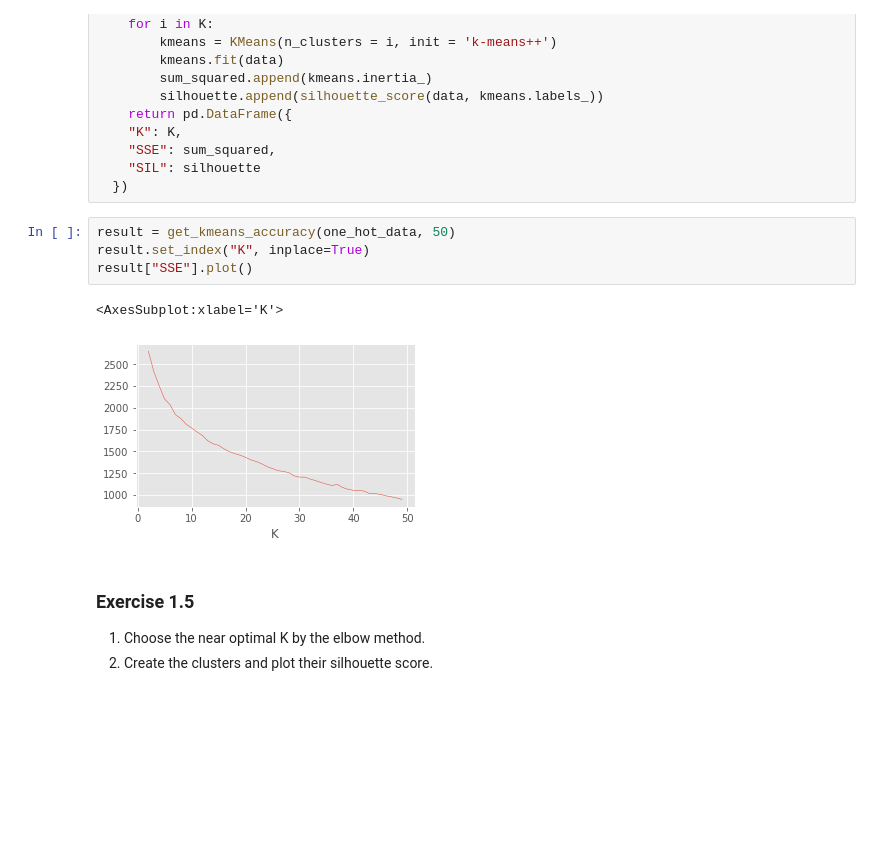
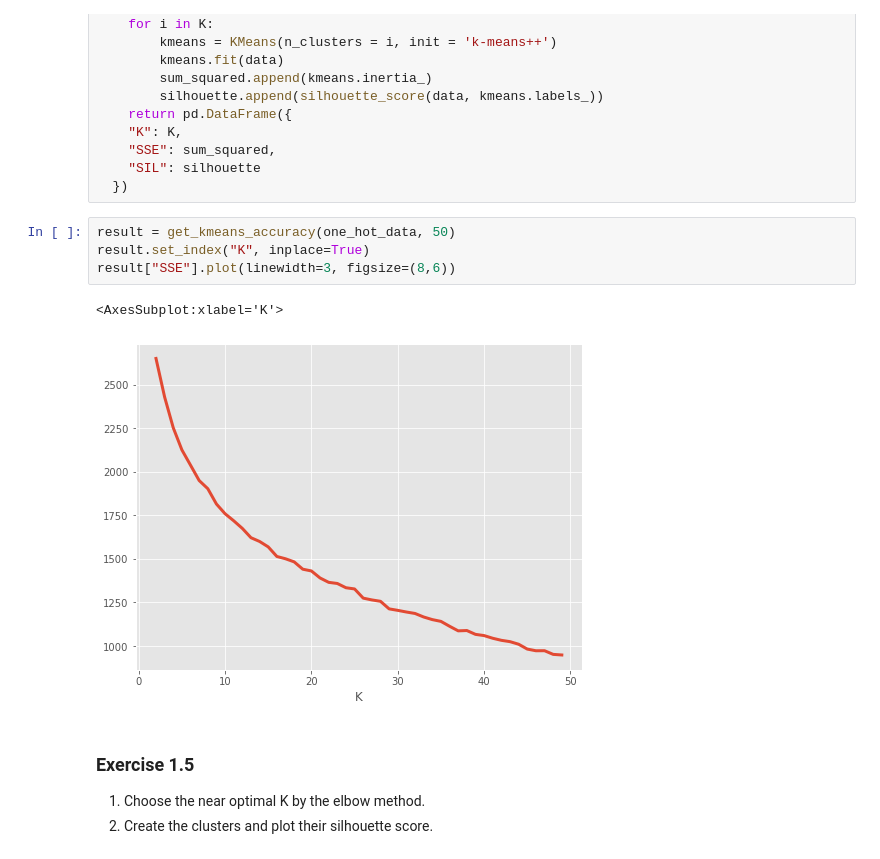
Before and after one commit to OrPerets/ml-for-business-analytics, a Jupyter notebook: practices/Practice 1 - Feature Encoding.ipynb, the cells around one changed output. Drawn from its saved outputs; the diff is of its cells as text; blank space fills up the shorter version.

```diff
--- a/practices/Practice 1 - Feature Encoding.ipynb
+++ b/practices/Practice 1 - Feature Encoding.ipynb
@@ -214,10 +214,10 @@ def get_kmeans_accuracy(data, top_k):
 # %%
 result = get_kmeans_accuracy(one_hot_data, 50)
 result.set_index("K", inplace=True)
-result["SSE"].plot()
+result["SSE"].plot(linewidth=3, figsize=(8,6))
 # %% [output]
 <AxesSubplot:xlabel='K'>
-[figure, old version]
+[figure, new version]
 # %% [markdown]
 ### Exercise 1.5
 
```
Also changed, not shown: parts of 1 cell of this notebook, 2 other files.
